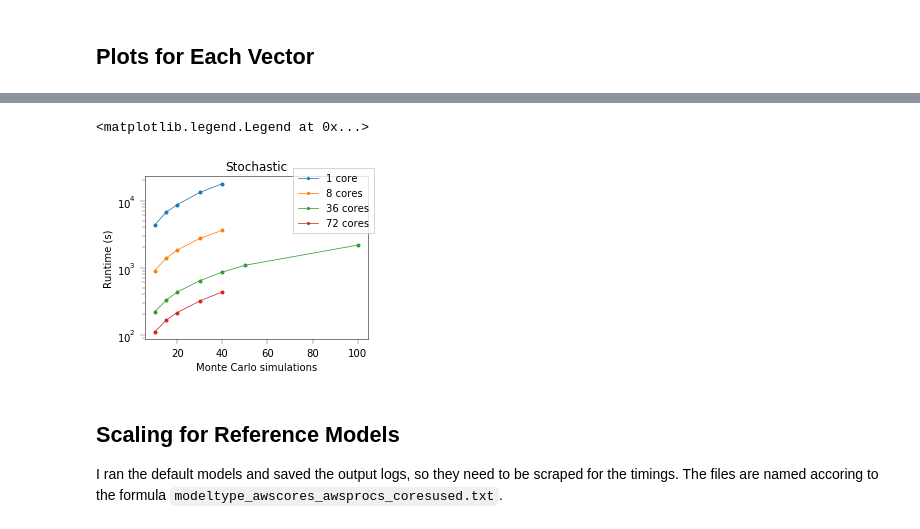
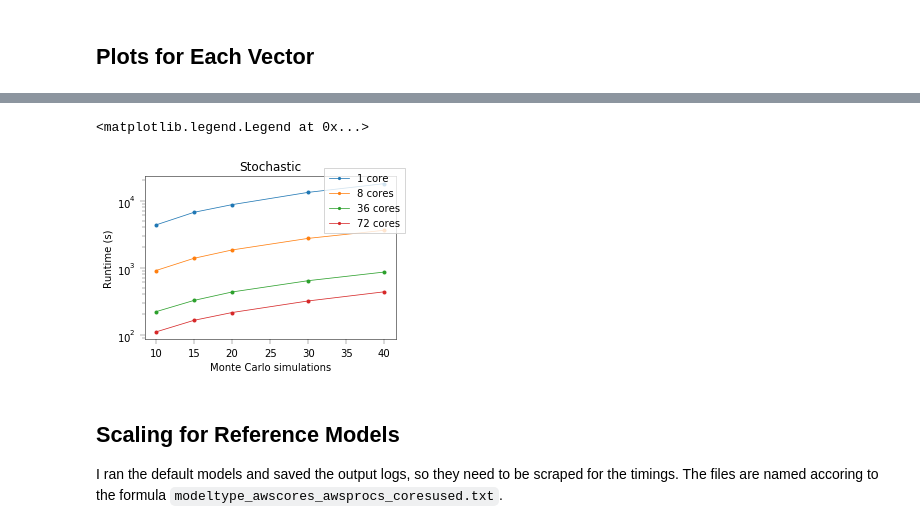
Before and after one commit to hautahi/HPC_SD, a Jupyter notebook: parallel/plotting.ipynb, the cells around one changed output, grey strips where cells are left out. Saved outputs shown, nothing was run; the diff lists cells and outputs as text; code cells hidden in the pictures.

Commit message:
Further adjustments to years

```diff
--- a/parallel/plotting.ipynb
+++ b/parallel/plotting.ipynb
@@ -48,18 +51,34 @@ for pwd, dirs, files in os.walk(basedir):
         timings[vector][sd][1] = df
 # %% [markdown]
 ## Plots for Each Vector
+# %%
+# labels
+labs = {
+    'addiction': 'Addiction levels',
+    'age': 'Agre groups',
+    'foi': 'Levels of Influence',
+    'mcsims': 'Monte Carlo simulations',
+    'years': 'Simulation years'
+}
 # %%
 for vector in vectors:
     # Skip mcsims
     if vector == 'mcsims':
         continue
+
     fig, axes = plt.subplots(1, 2, figsize=(10, 3), sharey=True)
+
     for i, sd in enumerate(('deterministic', 'stochastic')):
         for n in sorted(timings[vector][sd]):
             df = timings[vector][sd][n]
-            # Fix years
-            if vector == 'years':
-                df = df[df.iloc[:,0] <= 30]
+
+            # Fix ranges
+            if vector == 'years' and sd == 'deterministic':
+               df = df[df.iloc[:,0] <= 30]
+            elif vector == 'age' and sd == 'stochastic':
+               df = df[df.iloc[:,0] <= 15]
+            elif vector == 'addiction' and sd == 'stochastic':
+               df = df[df.iloc[:,0] <= 30]
 
             # Label
             label = ''
@@ -74,6 +93,7 @@ for vector in vectors:
             axes[i].set_ylabel('Runtime (s)')
         axes[i].set_yscale('log')
         axes[i].set_title(sd.capitalize())
-        axes[i].set_xlabel(vector.capitalize() + ' setting')
+        axes[i].set_xlabel(labs[vector])
+
     fig.legend(loc=(0.85, 0.25))
 # %% [output]
@@ -84,18 +104,21 @@ for vector in vectors:
 # %%
 # Now mcsims -- stochastic only
-fig, ax = plt.subplots(1, 1, figsize=(4, 3))
+fig, ax = plt.subplots(1, 1, figsize=(4.5, 3))
+
 for n in sorted(timings['mcsims']['stochastic']):
     df = timings['mcsims']['stochastic'][n]
+    df = df[df.iloc[:,0] <= 40]
     ax.plot(df.iloc[:,0], df.iloc[:,1], '-o', label=(f'{n} core' + ('s' if n != 1 else '')))
+
 # Axes
 ax.set_ylabel('Runtime (s)')
 ax.set_yscale('log')
 ax.set_title(sd.capitalize())
-ax.set_xlabel('Monte Carlo simulations')
-fig.legend()#loc=(0.85, 0.25))
+ax.set_xlabel(labs['mcsims'])
+fig.legend()
 # %% [output]
 <matplotlib.legend.Legend at 0x...>
-[figure, old version]
+[figure, new version]
 # %% [markdown]
 ## Scaling for Reference Models
 
```
Also changed, not shown: parts of 5 cells of this notebook, 1 other file.
